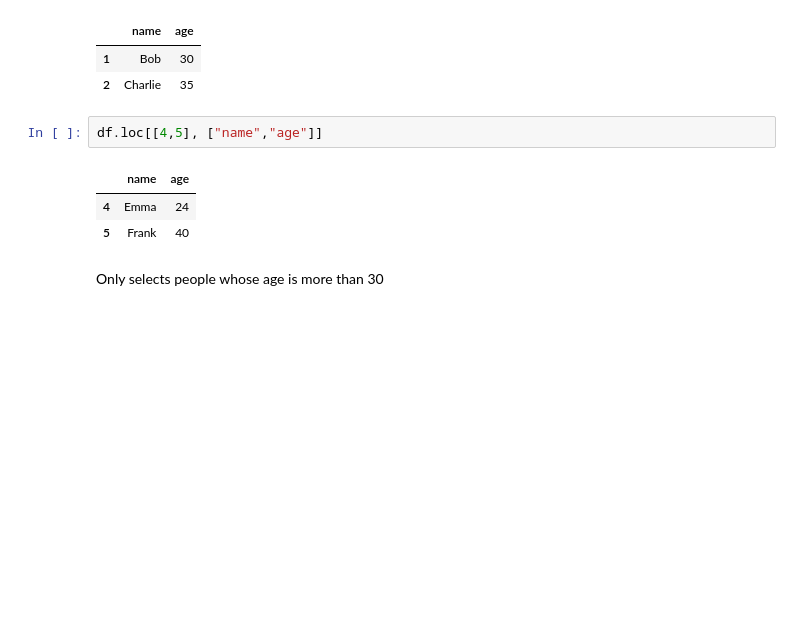
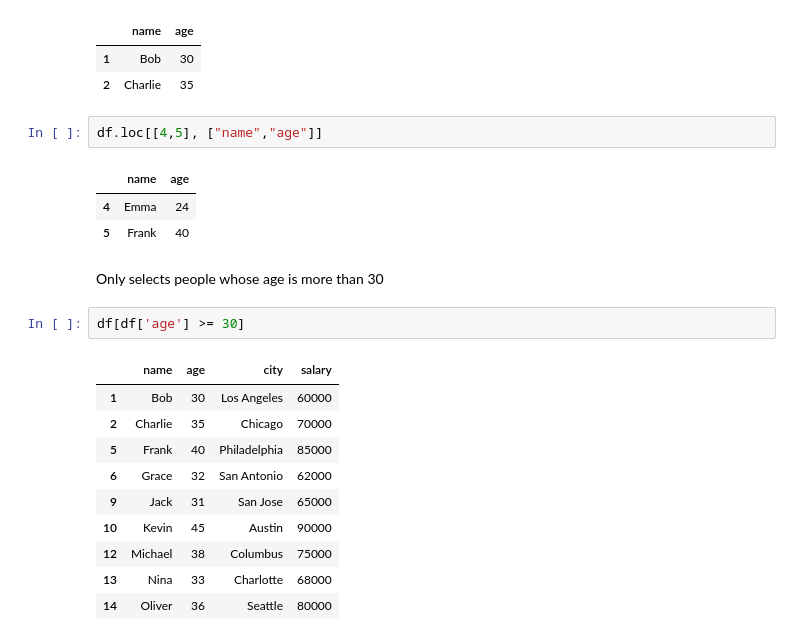
Before and after one commit to GauravWaghmare23/Data-Science-Foundation, a Jupyter notebook: Pandas/pandas_dataframe.ipynb, the cells around one changed output. Cells and saved outputs as stored; diff of their text form; blank space fills up the shorter version.

Commit message:
Add filtering examples for DataFrame based on age and salary criteria

```diff
--- a/Pandas/pandas_dataframe.ipynb
+++ b/Pandas/pandas_dataframe.ipynb
@@ -205,3 +205,16 @@ df.loc[[4,5], ["name","age"]]
 | 5 | Frank | 40 |
 # %% [markdown]
 Only selects people whose age is more than 30
+# %%
+df[df['age'] >= 30]
+# %% [output]
+|  | name | age | city | salary |
+| 1 | Bob | 30 | Los Angeles | 60000 |
+| 2 | Charlie | 35 | Chicago | 70000 |
+| 5 | Frank | 40 | Philadelphia | 85000 |
+| 6 | Grace | 32 | San Antonio | 62000 |
+| 9 | Jack | 31 | San Jose | 65000 |
+| 10 | Kevin | 45 | Austin | 90000 |
+| 12 | Michael | 38 | Columbus | 75000 |
+| 13 | Nina | 33 | Charlotte | 68000 |
+| 14 | Oliver | 36 | Seattle | 80000 |
```
Also changed, not shown: parts of 4 cells of this notebook.
